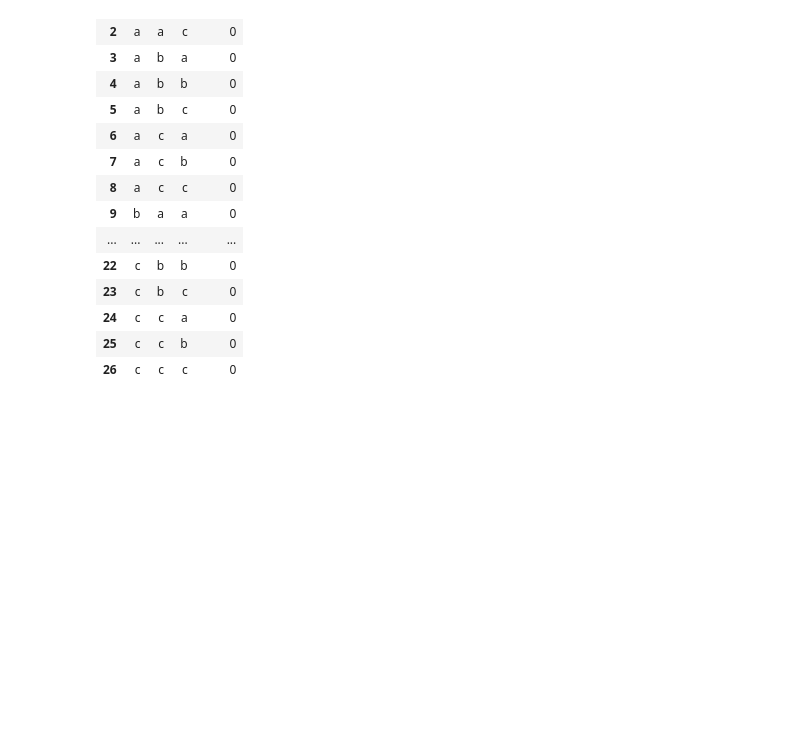
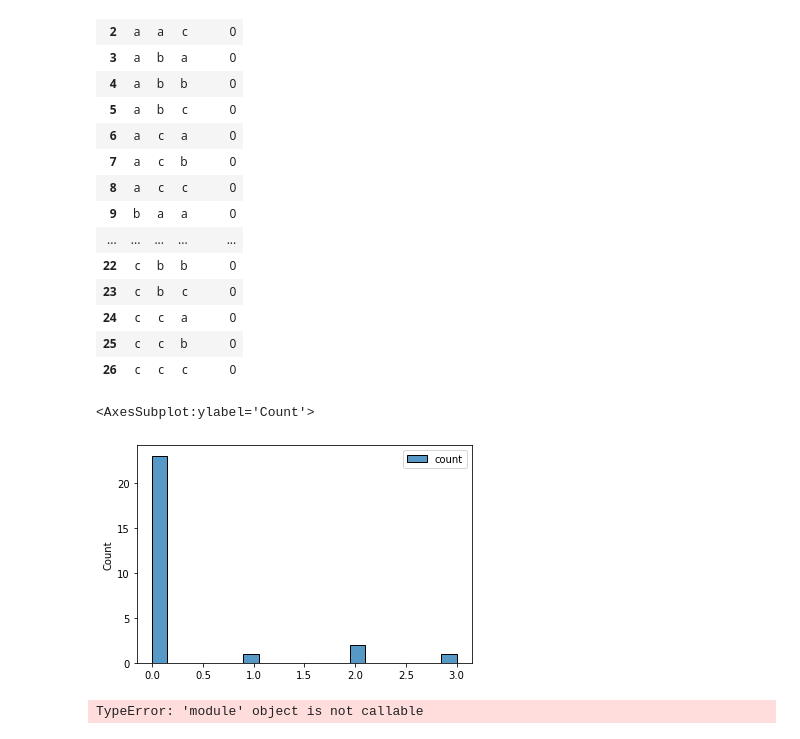
Before and after one commit to mplockhart/coding_task, a Jupyter notebook: privacy_mplc.ipynb, the cells around one changed output. Saved outputs shown, nothing was run; the diff lists cells and outputs as text; code cells hidden in the pictures; blank space fills up the shorter version.

```diff
--- a/privacy_mplc.ipynb
+++ b/privacy_mplc.ipynb
@@ -79,7 +164,8 @@ example = {'X': ['a', 'a', 'a', 'b', 'b', 'c', 'c','c'],
           'Z': ['b', 'b', 'b', 'c', 'c', 'c', 'c', 'a']}
 ex_df = pd.DataFrame(example)
 ex_df = ex_df.astype("category")
-ex_df.groupby(['X', 'Y', 'Z']).size().reset_index().rename(columns={0:'count'})
+ex_df_freq = ex_df.groupby(['X', 'Y', 'Z']).size().reset_index().rename(columns={0:'count'})
+ex_df_freq
 # %% [output]
 |  | X | Y | Z | count |
 | 0 | a | a | a | 0 |
@@ -98,3 +184,12 @@ ex_df.groupby(['X', 'Y', 'Z']).size().reset_index().rename(columns={0:'count'})
 | 24 | c | c | a | 0 |
 | 25 | c | c | b | 0 |
 | 26 | c | c | c | 0 |
+# %%
+sns.histplot(data=ex_df_freq, bins=20)
+# %% [output]
+<AxesSubplot:ylabel='Count'>
+[figure, added]
+# %%
+np.random(10)
+# %% [output]
+TypeError: 'module' object is not callable
```
Also changed, not shown: parts of 27 cells of this notebook.
